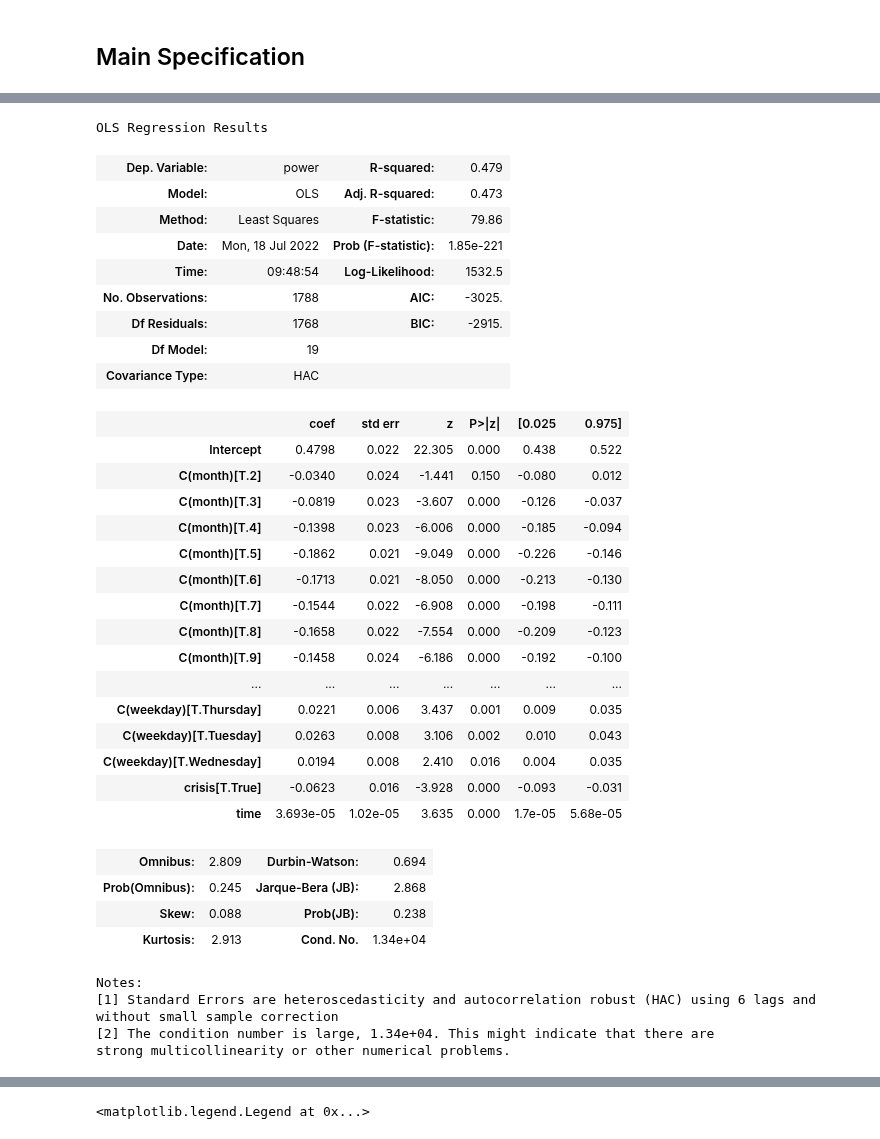
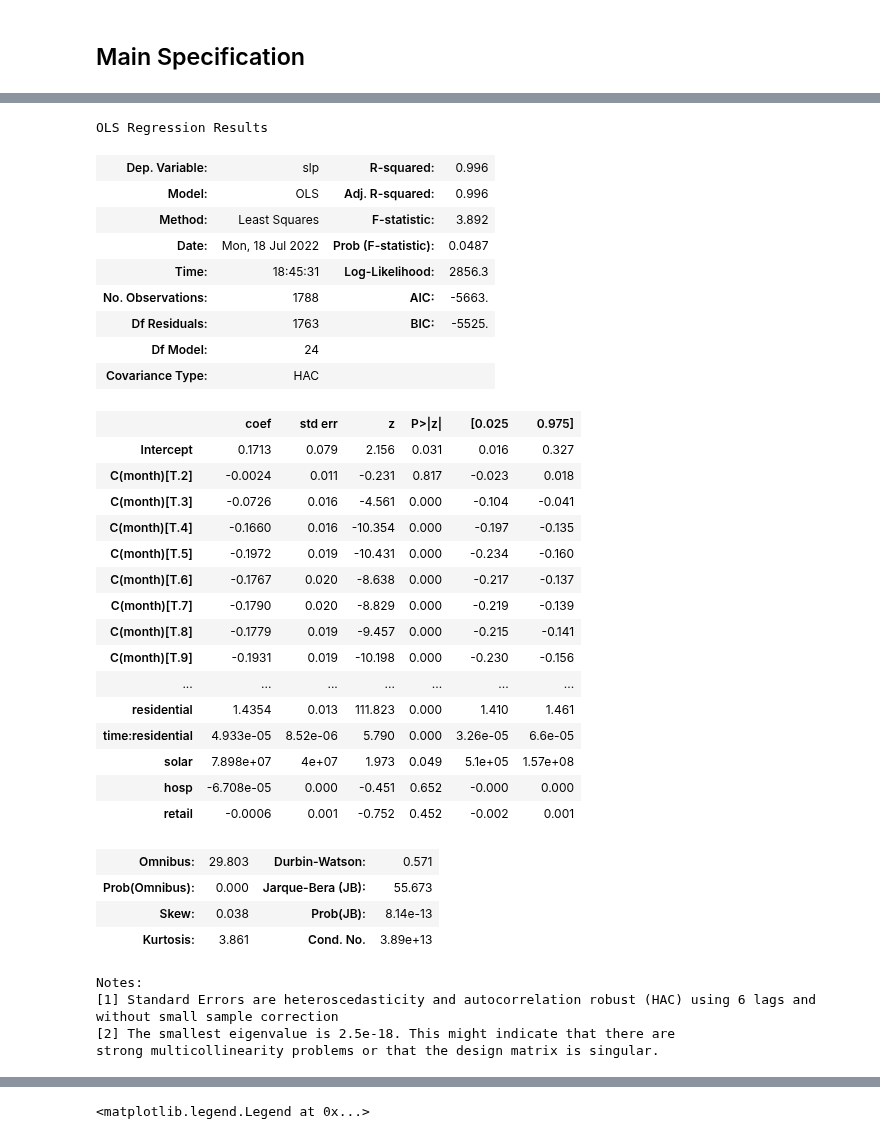
Before and after one commit to oruhnau/energy_demand, a Jupyter notebook: top_down/analysis.ipynb, the cells around one changed output, grey strips where cells are left out. Cells and saved outputs as stored; diff of their text form; code cells hidden in the pictures.

```diff
--- a/top_down/analysis.ipynb
+++ b/top_down/analysis.ipynb
@@ -60,11 +60,13 @@ dfx = dfx.rename(columns={
     'hospitality_sector': 'hosp',
     'gas_price [€/MWh]': 'prices',
     'temperature': 'temp',
-    'temperature_inertia': 'temp_inertia'
+    'temperature_inertia': 'temp_inertia',
+    'industry_scaled': 'industry_scaled'
 })
 
 dfx['log_slp'] = np.log(dfx['slp'])
 dfx['log_rlm'] = np.log(dfx['rlm'])
+dfx['log_power'] = np.log(dfx['power'])
 dfx['log_industry'] = np.log(dfx['industry'])
 dfx['power2'] = dfx['power'].apply(lambda x: x**2)
 
@@ -104,11 +106,13 @@ def all_models(dummy_list, consumer='rlm', further_controls=False, econ=False):
 
         control_list = [d for d in dummy_list]
         if 'temp' in name:
-            control_list += ['residential','commercial','time*residential','solar']
+            control_list += ['residential','time*residential','solar']
+#            control_list += ['residential','commercial','time*residential','solar']
 #        if 'temp' in name:
 #            control_list += 'w2h','time*w2h','temp,'solar']
         if 'econ' in name:
-            control_list += ['manu','prod'] if (consumer=='rlm' or consumer=='industry') else ['hosp','retail']
+            control_list += ['manu'] if (consumer=='rlm' or consumer=='industry') else ['hosp','retail']
+#            control_list += ['manu','prod'] if (consumer=='rlm' or consumer=='industry') else ['hosp','retail']
         if 'naive' in name:
             #control_list += ['temp','time*temp','solar','time*solar', "temp_inertia"]
             #control_list += ['temp_inertia']
@@ -118,0 +138,3 @@ def all_models(dummy_list, consumer='rlm', further_controls=False, econ=False):
+# %%
+dfx['time_residential'] = dfx['residential']*dfx['time']
+np.corrcoef(dfx['time_residential'], dfx['residential']) #correlation between residential and time*residential is fine
@@ -227,42 +267,42 @@ power ~ 1 + time + C(month) + C(weekday) + crisis
 # %%
 #results['industry']['temp+econ'].summary()
-#results['slp']['temp+econ'].summary()
-results['power']['naive'].summary()
+results['slp']['temp+econ'].summary()
+#results['power']['naive'].summary()
 # %% [output]
 OLS Regression Results
-| Dep. Variable: | power | R-squared: | 0.479 |
-| Model: | OLS | Adj. R-squared: | 0.473 |
-| Method: | Least Squares | F-statistic: | 79.86 |
-| Date: | Mon, 18 Jul 2022 | Prob (F-statistic): | 1.85e-221 |
-| Time: | 09:48:54 | Log-Likelihood: | 1532.5 |
-| No. Observations: | 1788 | AIC: | -3025. |
-| Df Residuals: | 1768 | BIC: | -2915. |
-| Df Model: | 19 |  |  |
+| Dep. Variable: | slp | R-squared: | 0.996 |
+| Model: | OLS | Adj. R-squared: | 0.996 |
+| Method: | Least Squares | F-statistic: | 3.892 |
+| Date: | Mon, 18 Jul 2022 | Prob (F-statistic): | 0.0487 |
+| Time: | 18:45:31 | Log-Likelihood: | 2856.3 |
+| No. Observations: | 1788 | AIC: | -5663. |
+| Df Residuals: | 1763 | BIC: | -5525. |
+| Df Model: | 24 |  |  |
 | Covariance Type: | HAC |  |  |
 |  | coef | std err | z | P>|z| | [0.025 | 0.975] |
-| Intercept | 0.4798 | 0.022 | 22.305 | 0.000 | 0.438 | 0.522 |
-| C(month)[T.2] | -0.0340 | 0.024 | -1.441 | 0.150 | -0.080 | 0.012 |
-| C(month)[T.3] | -0.0819 | 0.023 | -3.607 | 0.000 | -0.126 | -0.037 |
-| C(month)[T.4] | -0.1398 | 0.023 | -6.006 | 0.000 | -0.185 | -0.094 |
-| C(month)[T.5] | -0.1862 | 0.021 | -9.049 | 0.000 | -0.226 | -0.146 |
-| C(month)[T.6] | -0.1713 | 0.021 | -8.050 | 0.000 | -0.213 | -0.130 |
-| C(month)[T.7] | -0.1544 | 0.022 | -6.908 | 0.000 | -0.198 | -0.111 |
-| C(month)[T.8] | -0.1658 | 0.022 | -7.554 | 0.000 | -0.209 | -0.123 |
-| C(month)[T.9] | -0.1458 | 0.024 | -6.186 | 0.000 | -0.192 | -0.100 |
+| Intercept | 0.1713 | 0.079 | 2.156 | 0.031 | 0.016 | 0.327 |
+| C(month)[T.2] | -0.0024 | 0.011 | -0.231 | 0.817 | -0.023 | 0.018 |
+| C(month)[T.3] | -0.0726 | 0.016 | -4.561 | 0.000 | -0.104 | -0.041 |
+| C(month)[T.4] | -0.1660 | 0.016 | -10.354 | 0.000 | -0.197 | -0.135 |
+| C(month)[T.5] | -0.1972 | 0.019 | -10.431 | 0.000 | -0.234 | -0.160 |
+| C(month)[T.6] | -0.1767 | 0.020 | -8.638 | 0.000 | -0.217 | -0.137 |
+| C(month)[T.7] | -0.1790 | 0.020 | -8.829 | 0.000 | -0.219 | -0.139 |
+| C(month)[T.8] | -0.1779 | 0.019 | -9.457 | 0.000 | -0.215 | -0.141 |
+| C(month)[T.9] | -0.1931 | 0.019 | -10.198 | 0.000 | -0.230 | -0.156 |
 | ... | ... | ... | ... | ... | ... | ... |
-| C(weekday)[T.Thursday] | 0.0221 | 0.006 | 3.437 | 0.001 | 0.009 | 0.035 |
-| C(weekday)[T.Tuesday] | 0.0263 | 0.008 | 3.106 | 0.002 | 0.010 | 0.043 |
-| C(weekday)[T.Wednesday] | 0.0194 | 0.008 | 2.410 | 0.016 | 0.004 | 0.035 |
-| crisis[T.True] | -0.0623 | 0.016 | -3.928 | 0.000 | -0.093 | -0.031 |
-| time | 3.693e-05 | 1.02e-05 | 3.635 | 0.000 | 1.7e-05 | 5.68e-05 |
+| residential | 1.4354 | 0.013 | 111.823 | 0.000 | 1.410 | 1.461 |
+| time:residential | 4.933e-05 | 8.52e-06 | 5.790 | 0.000 | 3.26e-05 | 6.6e-05 |
+| solar | 7.898e+07 | 4e+07 | 1.973 | 0.049 | 5.1e+05 | 1.57e+08 |
+| hosp | -6.708e-05 | 0.000 | -0.451 | 0.652 | -0.000 | 0.000 |
+| retail | -0.0006 | 0.001 | -0.752 | 0.452 | -0.002 | 0.001 |
-| Omnibus: | 2.809 | Durbin-Watson: | 0.694 |
-| Prob(Omnibus): | 0.245 | Jarque-Bera (JB): | 2.868 |
-| Skew: | 0.088 | Prob(JB): | 0.238 |
-| Kurtosis: | 2.913 | Cond. No. | 1.34e+04 |
+| Omnibus: | 29.803 | Durbin-Watson: | 0.571 |
+| Prob(Omnibus): | 0.000 | Jarque-Bera (JB): | 55.673 |
+| Skew: | 0.038 | Prob(JB): | 8.14e-13 |
+| Kurtosis: | 3.861 | Cond. No. | 3.89e+13 |
 Notes:
 [1] Standard Errors are heteroscedasticity and autocorrelation robust (HAC) using 6 lags and without small sample correction
-[2] The condition number is large, 1.34e+04. This might indicate that there are
-strong multicollinearity or other numerical problems.
+[2] The smallest eigenvalue is 2.5e-18. This might indicate that there are
+strong multicollinearity problems or that the design matrix is singular.
 # %%
 # year-on-year
 for con, mod  in [('industry','temp+econ'),('slp','temp+econ'),('power','naive')]:
```
Also changed, not shown: parts of 26 cells of this notebook, 2 other files.
